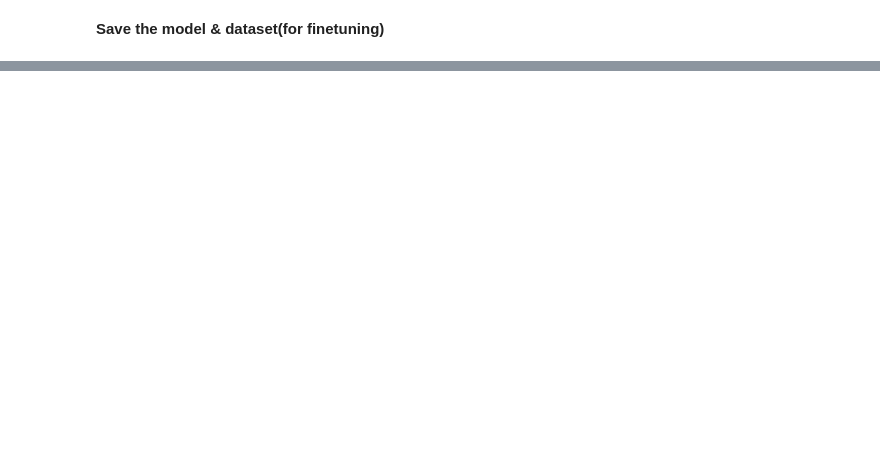
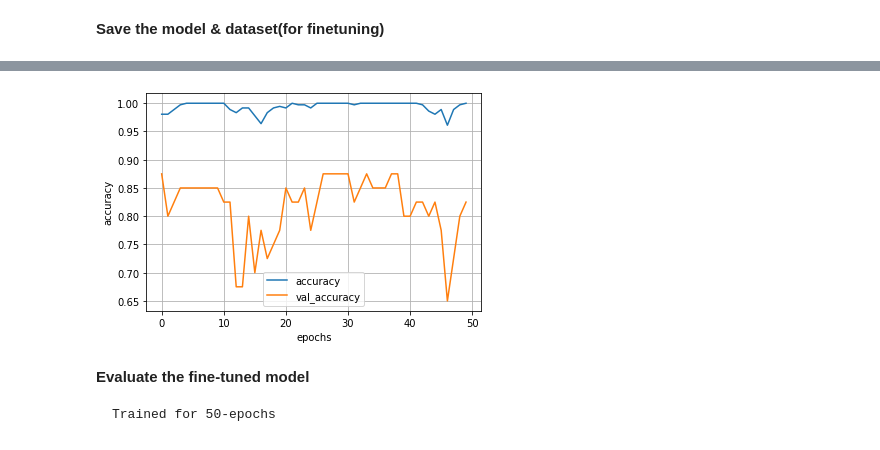
Before and after one commit to dhanyaece/FDP, a Jupyter notebook: Transfer_learning.ipynb, the cells around one changed output, grey strips where cells are left out. Saved outputs shown, nothing was run; the diff lists cells and outputs as text; code cells hidden in the pictures; blank space fills up the shorter version.

```diff
--- a/Transfer_learning.ipynb
+++ b/Transfer_learning.ipynb
@@ -303,7 +304,7 @@ print("Test-loss: %f, Test-accuracy: %f" % (testLoss_TL, testAccuracy_TL))
 # %%
 # Saves the best model obtained in drive( if not saved in drive)
 # ie the weights of all the model are stored
-model_TL.save('/content/drive/MyDrive/Models/01_Xception_TransferLearning_Best_Model.h5')
+model_FineTune = keras.models.load_model('/content/drive/MyDrive/Models/01_Xception_TransferLearning_Best_Model.h5')
 # %%
 from numpy import save
 #.npy is numpy array format
@@ -316,0 +320,9 @@ save('/content/drive/MyDrive/Models/y_test.npy', y_test)
+# %%
+# load numpy array from npy file
+from numpy import load
+
+X_train_std = load('/content/drive/MyDrive/Models/X_train_std.npy')
+X_test_std = load('/content/drive/MyDrive/Models/X_test_std.npy')
+
+y_train = load('/content/drive/MyDrive/Models/y_train.npy')
+y_test = load('/content/drive/MyDrive/Models/y_test.npy')
@@ -316,0 +335,4 @@ save('/content/drive/MyDrive/Models/y_test.npy', y_test)
+# %%
+# Load the saved best model
+
+model_FineTune = keras.models.load_model('/content/drive/MyDrive/Models/01_Xception_TransferLearning_Best_Model.h5')
@@ -316,0 +405,14 @@ save('/content/drive/MyDrive/Models/y_test.npy', y_test)
+# %%
+model_FineTune.compile(loss='sparse_categorical_crossentropy',
+                 optimizer='adam',
+                 metrics=['accuracy'])
+
+callbacks_FineTune = [
+             keras.callbacks.ModelCheckpoint("bestFT.h5",
+                                             monitor='val_accuracy',
+                                             save_weights_only=True,
+                                             save_best_only=True)
+]
+
+history_FineTune = model_FineTune.fit(x = X_train_std, y = y_train, epochs=50,
+                                      validation_split=0.1, batch_size=16, callbacks=callbacks_FineTune)
@@ -316,0 +437,19 @@ save('/content/drive/MyDrive/Models/y_test.npy', y_test)
+# %%
+keys = ['accuracy', 'val_accuracy']
+progress = {k:v for k,v in history_FineTune.history.items() if k in keys}
+
+import pandas as pd
+pd.DataFrame(progress).plot()
+
+plt.xlabel("epochs")
+plt.ylabel("accuracy")
+
+plt.grid(True)
+plt.show()
+# %% [output]
+[figure, added]
+# %% [markdown]
+
+**Evaluate the fine-tuned model**
+
+    Trained for 50-epochs
```
Also changed, not shown: parts of 21 cells of this notebook.
